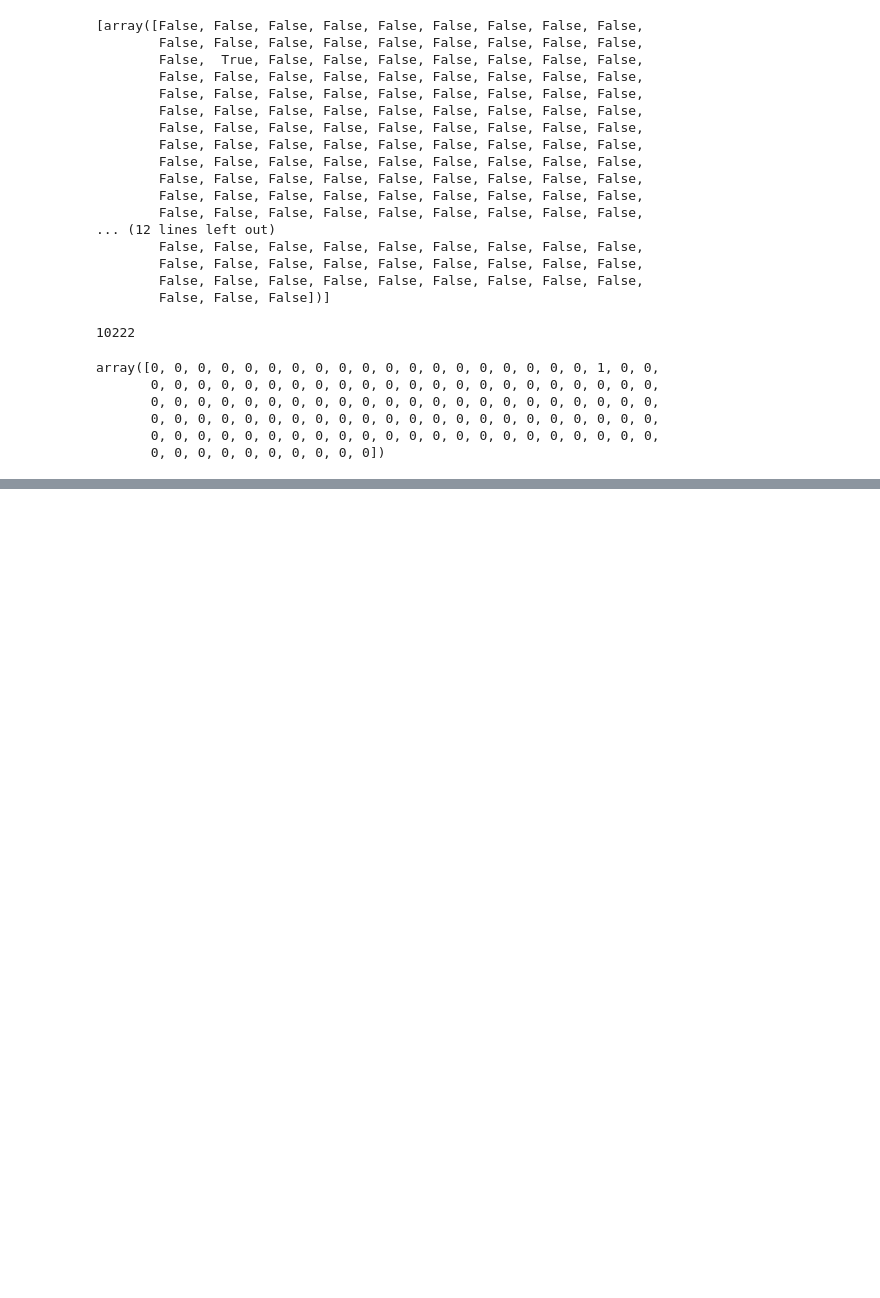
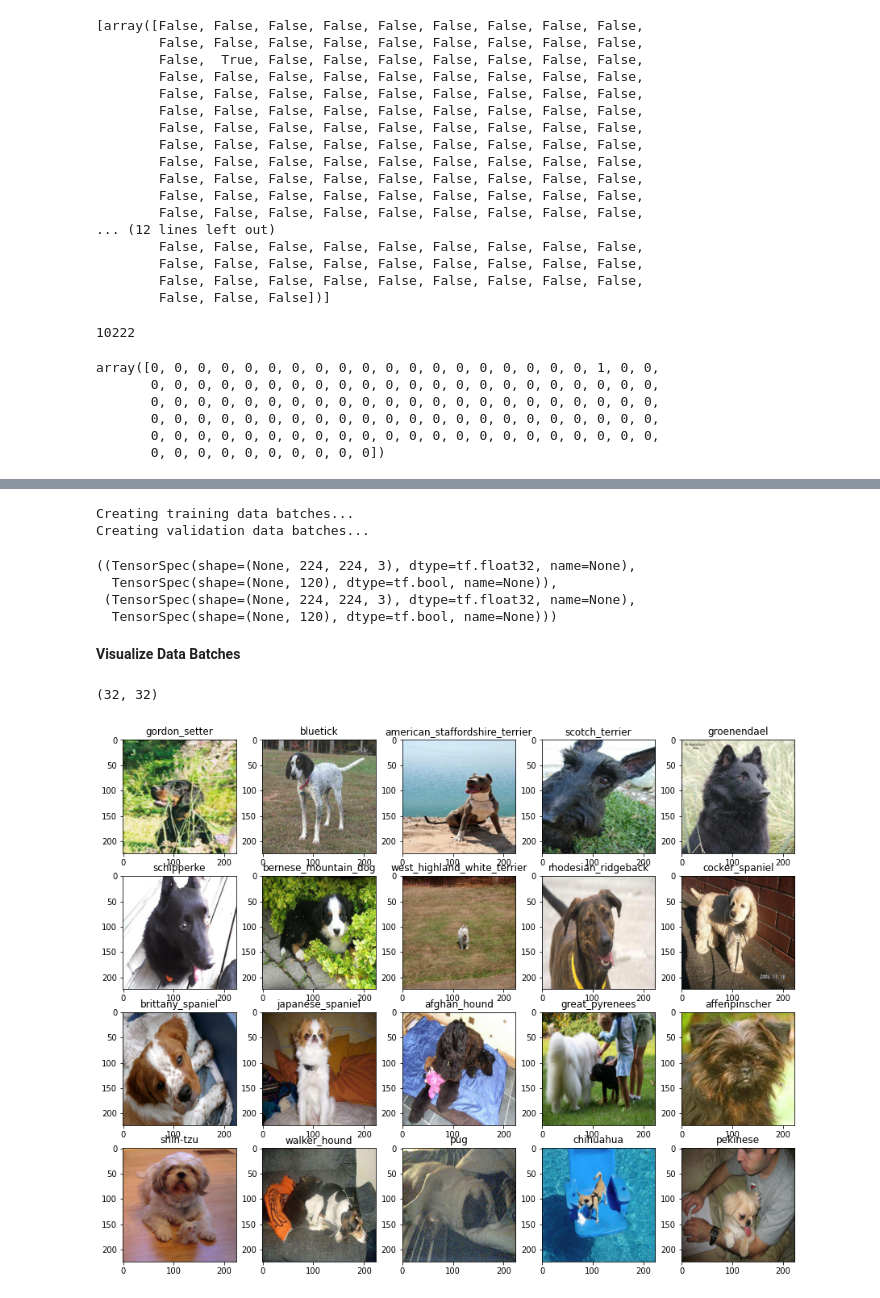
Before and after one commit to granulatedsugar/Data-Science, a Jupyter notebook: Dog-Breed-Classification/Dog_Breed_Classification.ipynb, the cells around one changed output, grey strips where cells are left out. Saved outputs shown, nothing was run; the diff lists cells and outputs as text; code cells hidden in the pictures; blank space fills up the shorter version.

```diff
--- a/Dog-Breed-Classification/Dog_Breed_Classification.ipynb
+++ b/Dog-Breed-Classification/Dog_Breed_Classification.ipynb
@@ -205,0 +318,10 @@ array([0, 0, 0, 0, 0, 0, 0, 0, 0, 0, 0, 0, 0, 0, 0, 0, 0, 0, 0, 1, 0, 0,
+# %%
+# Yann LeCun batch size concept (Batches of size 32)
+# Create a function to return a tuple (image, label)
+def get_image_label(image_path, label):
+  """
+  Takes an image file path name and the associated label,
+  processes the
+  """
+  image = process_image(image_path)
+  return  image, label
@@ -205,0 +372,46 @@ array([0, 0, 0, 0, 0, 0, 0, 0, 0, 0, 0, 0, 0, 0, 0, 0, 0, 0, 0, 1, 0, 0,
+# %%
+# Create training and validation batches
+train_data = create_data_batches(X_train, y_train)
+val_data = create_data_batches(X_val, y_val, valid_data=True)
+# %% [output]
+Creating training data batches...
+Creating validation data batches...
+# %%
+# Check out the different attributes of the data batches
+train_data.element_spec,val_data.element_spec
+# %% [output]
+((TensorSpec(shape=(None, 224, 224, 3), dtype=tf.float32, name=None),
+  TensorSpec(shape=(None, 120), dtype=tf.bool, name=None)),
+ (TensorSpec(shape=(None, 224, 224, 3), dtype=tf.float32, name=None),
+  TensorSpec(shape=(None, 120), dtype=tf.bool, name=None)))
+# %% [markdown]
+**Visualize Data Batches**
+# %%
+import matplotlib.pyplot as plt
+
+# Create a function for viewing images and data batch
+def show_20_images(images, labels):
+  """
+  Display a plot of 20 images and their labels from a data batch
+  """
+  # Setup the figure
+  plt.figure(figsize=(15, 15))
+  # Loop through 20
+  for i in range(20):
+    # Create subplots
+    ax = plt.subplot(5,  5,  i+1)
+    # Display an image
+    plt.imshow(images[i])
+    # Add  image label as title
+    plt.title(ubreeds[labels[i].argmax()])
+# %%
+train_images,  train_labels = next(train_data.as_numpy_iterator())
+# %%
+len(train_images), len(train_labels)
+# %% [output]
+(32, 32)
+# %%
+# Visualize Data in a training batch
+show_20_images(train_images, train_labels)
+# %% [output]
+[figure, added]
```
Also changed, not shown: parts of 27 cells of this notebook.
